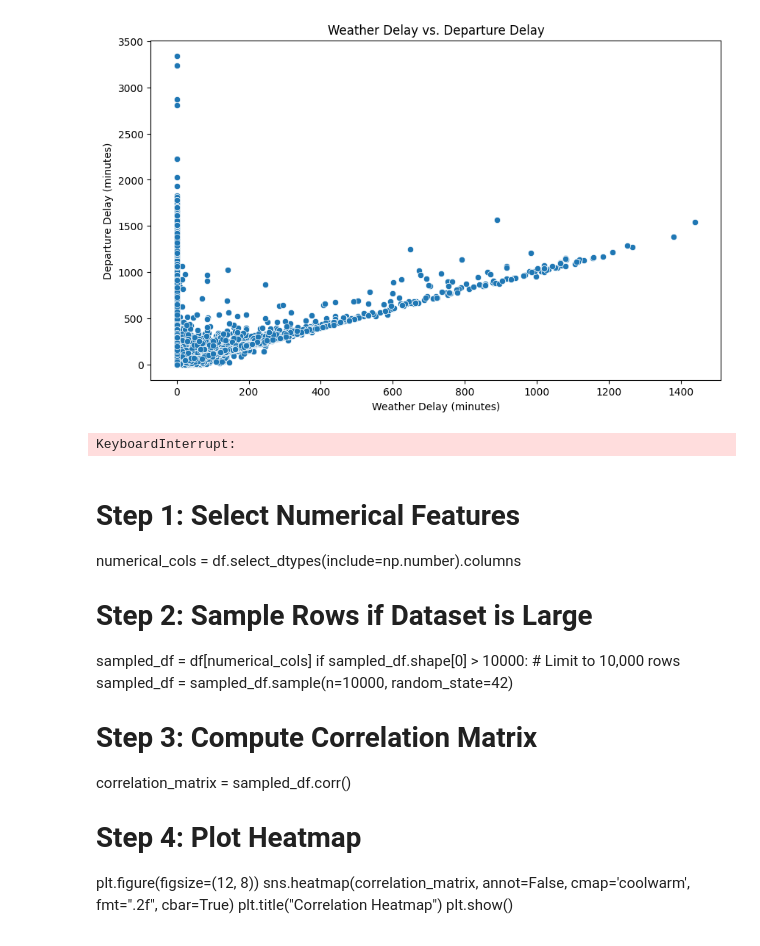
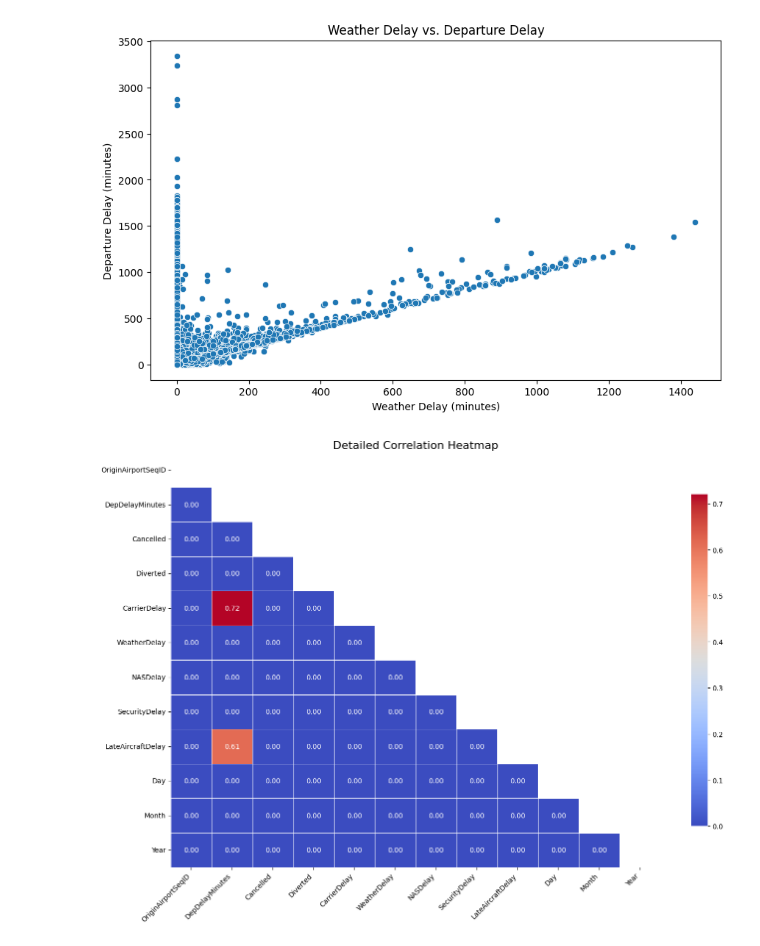
Before and after one commit to qtccc/CS506-Final-Project, a Jupyter notebook: model.ipynb, the cells around one changed output. Cells and saved outputs as stored; diff of their text form; code cells hidden in the pictures.

Commit message:
Added heatmap

```diff
--- a/model.ipynb
+++ b/model.ipynb
@@ -114,36 +114,38 @@ XGBoost MAE: 4.791396796956854, RMSE: 12.379932647251032
 # %%
 # Step 1: Select Numerical Features
 numerical_cols = df.select_dtypes(include=np.number).columns
 
 # Step 2: Sample Rows if Dataset is Large
 sampled_df = df[numerical_cols]
 if sampled_df.shape[0] > 10000:  # Limit to 10,000 rows
     sampled_df = sampled_df.sample(n=10000, random_state=42)
 
 # Step 3: Compute Correlation Matrix
 correlation_matrix = sampled_df.corr()
 
-# Step 4: Plot Heatmap
-plt.figure(figsize=(12, 8))
-sns.heatmap(correlation_matrix, annot=False, cmap='coolwarm', fmt=".2f", cbar=True)
-plt.title("Correlation Heatmap")
+# Step 4: Focus on Highly Correlated Features
+threshold = 0.5  # Only show correlations above or below this threshold
+high_corr_features = correlation_matrix[(correlation_matrix >= threshold) | (correlation_matrix <= -threshold)]
+filtered_corr_matrix = high_corr_features.fillna(0)
+
+# Step 5: Create a Mask to Hide the Upper Triangle (Optional)
+mask = np.triu(np.ones_like(correlation_matrix, dtype=bool))
+
+# Step 6: Plot Heatmap
+plt.figure(figsize=(14, 10))
+sns.heatmap(
+    filtered_corr_matrix,
+    mask=mask,  # Mask the upper triangle
+    cmap='coolwarm',  # Diverging color palette
+    annot=True,  # Show correlation values
+    fmt=".2f",  # Format for the annotations
+    linewidths=0.5,  # Add gridlines between cells
+    cbar_kws={"shrink": 0.8},  # Shrink the color bar
+)
+plt.title("Detailed Correlation Heatmap", fontsize=16)
+plt.xticks(rotation=45, ha='right')
+plt.yticks(rotation=0)
+plt.tight_layout()
 plt.show()
 # %% [output]
-KeyboardInterrupt:
+[figure, added]
-# %% [markdown]
-# Step 1: Select Numerical Features
-numerical_cols = df.select_dtypes(include=np.number).columns
-
-# Step 2: Sample Rows if Dataset is Large
-sampled_df = df[numerical_cols]
-if sampled_df.shape[0] > 10000:  # Limit to 10,000 rows
-    sampled_df = sampled_df.sample(n=10000, random_state=42)
-
-# Step 3: Compute Correlation Matrix
-correlation_matrix = sampled_df.corr()
-
-# Step 4: Plot Heatmap
-plt.figure(figsize=(12, 8))
-sns.heatmap(correlation_matrix, annot=False, cmap='coolwarm', fmt=".2f", cbar=True)
-plt.title("Correlation Heatmap")
-plt.show()
```
